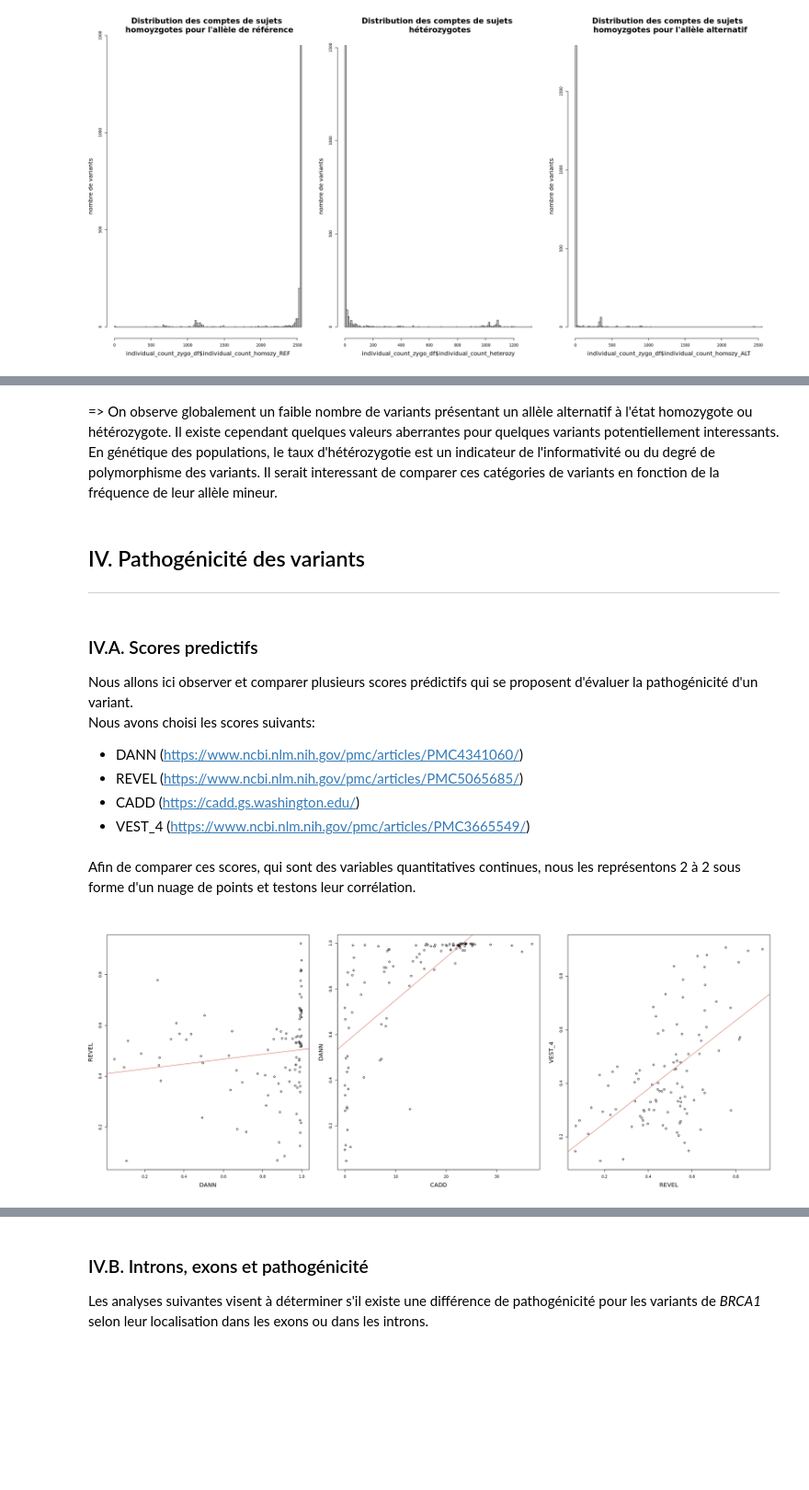
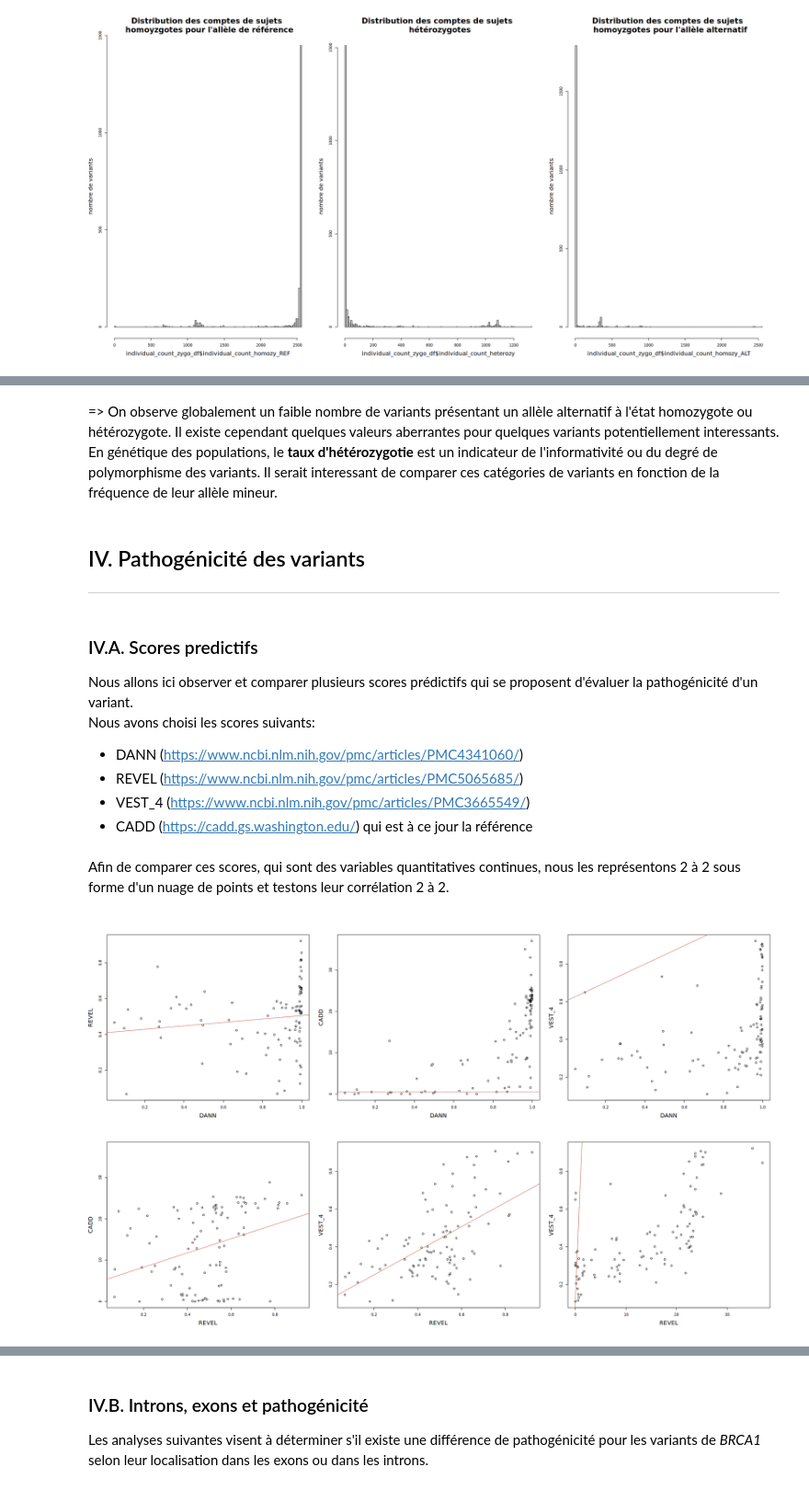
Before and after one commit to CVandiedonck/mineure_ue3, a Jupyter notebook: micro_projet_biostats-teachers.ipynb, the cells around one changed output, grey strips where cells are left out. Shown at 92% size. Saved outputs shown, nothing was run; the diff lists cells and outputs as text; code cells hidden in the pictures; blank space fills up the shorter version.

Commit message:
update for 2023: use CADD instead of DANN, add setwd, update for libraries, add correlogram

```diff
--- a/micro_projet_biostats-teachers.ipynb
+++ b/micro_projet_biostats-teachers.ipynb
@@ -618,5 +692,5 @@ boxplot(individual_count_zygo_df, names = c('Homozyygote REF', 'Heterozygote', '
 # %% [markdown]
-=> On observe globalement un faible nombre de variants présentant un allèle alternatif à l'état homozygote ou hétérozygote. Il existe cependant quelques valeurs aberrantes pour quelques variants potentiellement interessants. En génétique des populations, le taux d'hétérozygotie est un indicateur de l'informativité ou du degré de polymorphisme des variants. Il serait interessant de comparer ces catégories de variants en fonction de la fréquence de leur allèle mineur.
+=> On observe globalement un faible nombre de variants présentant un allèle alternatif à l'état homozygote ou hétérozygote. Il existe cependant quelques valeurs aberrantes pour quelques variants potentiellement interessants. En génétique des populations, le **taux d'hétérozygotie** est un indicateur de l'informativité ou du degré de polymorphisme des variants. Il serait interessant de comparer ces catégories de variants en fonction de la fréquence de leur allèle mineur.
 # %% [markdown]
 ## IV. Pathogénicité des variants
 ---
@@ -628,29 +702,71 @@ Nous allons ici observer et comparer plusieurs scores prédictifs qui se propose
 Nous avons choisi les scores suivants:
 - DANN (https://www.ncbi.nlm.nih.gov/pmc/articles/PMC4341060/)
 - REVEL (https://www.ncbi.nlm.nih.gov/pmc/articles/PMC5065685/)
-- CADD (https://cadd.gs.washington.edu/)
 - VEST_4 (https://www.ncbi.nlm.nih.gov/pmc/articles/PMC3665549/)
+- CADD (https://cadd.gs.washington.edu/) qui est à ce jour la référence
 # %% [markdown]
-Afin de comparer ces scores, qui sont des variables quantitatives continues, nous les représentons 2 à 2 sous forme d'un nuage de points et testons leur corrélation.
+Afin de comparer ces scores, qui sont des variables quantitatives continues, nous les représentons 2 à 2 sous forme d'un nuage de points et testons leur corrélation 2 à 2.
 # %%
 ##### cell 33
 
-options(repr.plot.width = 20, repr.plot.height = 8)
+options(repr.plot.width = 20, repr.plot.height = 12)
 opar <- par()
-par(mfrow = c(1, 3))
+par(mfrow = c(2, 3))
+
 # Correlation
 # between pathogeneicity scores:
-plot(brca1_snps$DANN_score, brca1_snps$REVEL_score, xlab = "DANN", ylab = "REVEL", cex.lab = 1.5)
-abline(lm(formula = REVEL_score ~ DANN_score, data = brca1_snps), col = 'tomato3')
+plot(x = brca1_snps$DANN_score,
+     y = brca1_snps$REVEL_score,
+     xlab = "DANN",
+     ylab = "REVEL",
+     cex.lab = 1.5)
+abline(lm(formula = REVEL_score ~ DANN_score, data = brca1_snps),
+       col = 'tomato3')
 
-plot(x = brca1_snps$CADD_phred, y = brca1_snps$DANN_score, xlab = "CADD", ylab = "DANN", cex.lab = 1.5)
-abline(lm(formula = DANN_score ~ CADD_phred, data = brca1_snps),  col = 'tomato3')
+plot(x = brca1_snps$DANN_score,
+     y = brca1_snps$CADD_phred,
+     xlab = "DANN",
+     ylab = "CADD",
+     cex.lab = 1.5)
+abline(lm(formula = DANN_score ~ CADD_phred, data = brca1_snps),
+       col = 'tomato3')
 
-plot(brca1_snps$REVEL_score, brca1_snps$VEST4_score, xlab = "REVEL", ylab = "VEST_4", cex.lab = 1.5)
-abline(lm(formula = VEST4_score ~ REVEL_score, data = brca1_snps),  col = 'tomato3')
+plot(x = brca1_snps$DANN_score,
+     y = brca1_snps$VEST4_score,
+     xlab = "DANN",
+     ylab = "VEST_4",
+     cex.lab = 1.5)
+abline(lm(formula = DANN_score ~ VEST4_score, data = brca1_snps),
+       col = 'tomato3')
+
+plot(x = brca1_snps$REVEL_score,
+     y = brca1_snps$CADD_phred,
+     xlab = "REVEL",
+     ylab = "CADD",
+     cex.lab = 1.5)
+abline(lm(formula = CADD_phred ~ REVEL_score, data = brca1_snps),
+       col = 'tomato3')
+
+plot(x = brca1_snps$REVEL_score,
+     y = brca1_snps$VEST4_score,
+     xlab = "REVEL",
+     ylab = "VEST_4",
+     cex.lab = 1.5)
+abline(lm(formula = VEST4_score ~ REVEL_score, data = brca1_snps),
+       col = 'tomato3')
+
+plot(x = brca1_snps$CADD_phred,
+     y = brca1_snps$VEST4_score,
+     xlab = "REVEL",
+     ylab = "VEST_4",
+     cex.lab = 1.5)
+abline(lm(formula = VEST4_score ~ REVEL_score, data = brca1_snps),
+       col = 'tomato3')
+
+
 suppressWarnings(par(opar))
 # %% [output]
-[figure, old version]
+[figure, new version]
 # %%
 ##### cell 34
 
```
Also changed, not shown: parts of 68 cells of this notebook, 5 other files.
